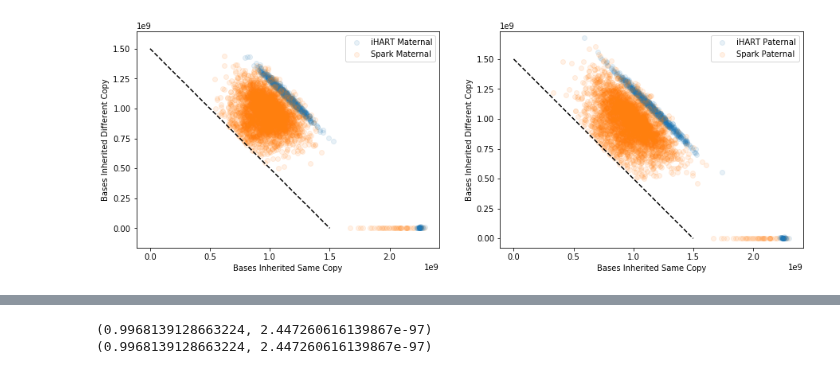
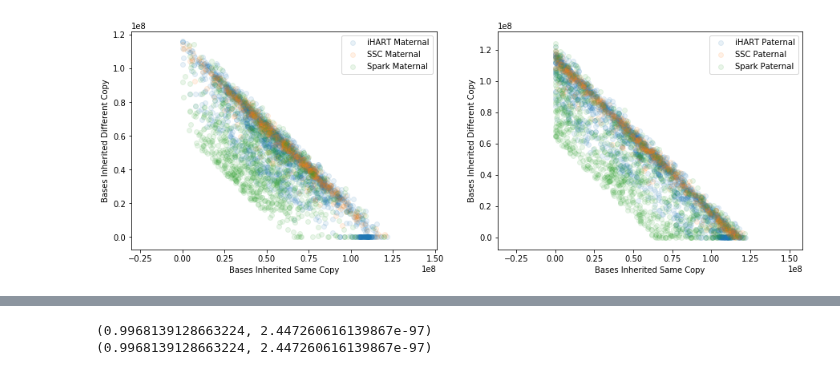
Before and after one commit to kpaskov/PhasingFamilies, a Jupyter notebook: analysis/Sibpair-Similarity.ipynb, the cells around one changed output, grey strips where cells are left out. Drawn from its saved outputs; the diff is of its cells as text; code cells hidden in the pictures.

Commit message:
Added sibpair similarity

```diff
--- a/analysis/Sibpair-Similarity.ipynb
+++ b/analysis/Sibpair-Similarity.ipynb
@@ -174,10 +174,10 @@ print('iHART')
 ihart_sibpair_to_mat_match, ihart_sibpair_to_mat_mismatch, ihart_sibpair_to_pat_match, ihart_sibpair_to_pat_mismatch = load_phase_data(ihart_phase_dir, ihart_family_sizes, ok_ihart_families)#, ignore_mask=True)
 #print('iHART quad')
 #ihart_quad_sibpair_to_mat_match, ihart_quad_sibpair_to_mat_mismatch, ihart_quad_sibpair_to_pat_match, ihart_quad_sibpair_to_pat_mismatch = load_phase_data(ihart_quad_phase_dir, ihart_quad_family_sizes, ok_ihart_quad_families)#, ignore_mask=True)
-print('iHART chip')
-ihart_chip_sibpair_to_mat_match, ihart_chip_sibpair_to_mat_mismatch, ihart_chip_sibpair_to_pat_match, ihart_chip_sibpair_to_pat_mismatch  = load_phase_data(ihart_chip_phase_dir, ihart_chip_family_sizes, ok_ihart_chip_families)
-#print('SSC')
-#ssc_sibpair_to_mat_match, ssc_sibpair_to_mat_mismatch, ssc_sibpair_to_pat_match, ssc_sibpair_to_pat_mismatch  = load_phase_data(ssc_phase_dir, ssc_family_sizes, ok_ssc_families)#, ignore_mask=True)
+#print('iHART chip')
+#ihart_chip_sibpair_to_mat_match, ihart_chip_sibpair_to_mat_mismatch, ihart_chip_sibpair_to_pat_match, ihart_chip_sibpair_to_pat_mismatch  = load_phase_data(ihart_chip_phase_dir, ihart_chip_family_sizes, ok_ihart_chip_families)
+print('SSC')
+ssc_sibpair_to_mat_match, ssc_sibpair_to_mat_mismatch, ssc_sibpair_to_pat_match, ssc_sibpair_to_pat_mismatch  = load_phase_data(ssc_phase_dir, ssc_family_sizes, ok_ssc_families)#, ignore_mask=True)
 print('Spark')
 spark_sibpair_to_mat_match, spark_sibpair_to_mat_mismatch, spark_sibpair_to_pat_match, spark_sibpair_to_pat_mismatch  = load_phase_data(spark_phase_dir, spark_family_sizes, ok_spark_families)#, ignore_mask=True)
 ##print('Spark quad')
@@ -346,11 +313,11 @@ plt.show()
 #ihart_indices = ~ihart_outliers & ~ihart_quad_outliers & ~ihart_chip_outliers
 #ihart_indices = ~ihart_outliers #& ~ihart_quad_outliers
 ihart_indices = ~ihart_outliers #& ~ihart_chip_outliers
-#ssc_indices = ~ssc_outliers
+ssc_indices = ~ssc_outliers
 spark_indices = ~spark_outliers #& ~spark_quad_outliers
 
 ihart_sibpairs = [ihart_sibpairs[i] for i in np.where(ihart_indices)[0]]
-#ssc_sibpairs = [ssc_sibpairs[i] for i in np.where(ssc_indices)[0]]
+ssc_sibpairs = [ssc_sibpairs[i] for i in np.where(ssc_indices)[0]]
 spark_sibpairs = [spark_sibpairs[i] for i in np.where(spark_indices)[0]]
 
 ihart_mat_match = ihart_mat_match[ihart_indices]
@@ -368,10 +335,10 @@ ihart_pat_mismatch = ihart_pat_mismatch[ihart_indices]
 #ihart_chip_pat_match = ihart_chip_pat_match[ihart_indices]
 #ihart_chip_pat_mismatch = ihart_chip_pat_mismatch[ihart_indices]
 
-#ssc_mat_match = ssc_mat_match[ssc_indices]
-#ssc_mat_mismatch = ssc_mat_mismatch[ssc_indices]
-#ssc_pat_match = ssc_pat_match[ssc_indices]
-#ssc_pat_mismatch = ssc_pat_mismatch[ssc_indices]
+ssc_mat_match = ssc_mat_match[ssc_indices]
+ssc_mat_mismatch = ssc_mat_mismatch[ssc_indices]
+ssc_pat_match = ssc_pat_match[ssc_indices]
+ssc_pat_mismatch = ssc_pat_mismatch[ssc_indices]
 
 spark_mat_match = spark_mat_match[spark_indices]
 spark_mat_mismatch = spark_mat_mismatch[spark_indices]
@@ -385,50 +352,36 @@ spark_pat_mismatch = spark_pat_mismatch[spark_indices]
 # %%
 plt.figure(figsize=(15, 5))
 
 plt.subplot(1, 2, 1)
+
 plt.scatter(ihart_mat_match, ihart_mat_mismatch, alpha=0.1, label='iHART Maternal')
-plt.subplot(1, 2, 2)
-plt.scatter(ihart_pat_match, ihart_pat_mismatch, alpha=0.1, label='iHART Paternal')
+#plt.scatter(ihart_chip_mat_match, ihart_chip_mat_mismatch, alpha=0.1, label='iHART chip Maternal')
+#plt.scatter(ihart_quad_mat_match, ihart_quad_mat_mismatch, alpha=0.1, label='iHART quad Maternal')
+plt.scatter(ssc_mat_match, ssc_mat_mismatch, alpha=0.1, label='SSC Maternal')
+plt.scatter(spark_mat_match, spark_mat_mismatch, alpha=0.1, label='Spark Maternal')
+#plt.scatter(spark_quad_mat_match, spark_quad_mat_mismatch, alpha=0.1, label='Spark Maternal')
 
-#plt.subplot(1, 2, 1)
-#plt.scatter(ihart_chip_mat_match, ihart_chip_mat_mismatch, alpha=0.1, label='iHART chip Maternal')
-#plt.subplot(1, 2, 2)
-#plt.scatter(ihart_chip_pat_match, ihart_chip_pat_mismatch, alpha=0.1, label='iHART chip Paternal')
-
-#plt.subplot(1, 2, 1)
-#plt.scatter(ihart_quad_mat_match, ihart_quad_mat_mismatch, alpha=0.1, label='iHART quad Maternal')
-#plt.subplot(1, 2, 2)
-#plt.scatter(ihart_quad_pat_match, ihart_quad_pat_mismatch, alpha=0.1, label='iHART quad Paternal')
-
-#plt.subplot(1, 2, 1)
-#plt.scatter(ssc_mat_match, ssc_mat_mismatch, alpha=0.1, label='SSC Maternal')
-#plt.subplot(1, 2, 2)
-#plt.scatter(ssc_pat_match, ssc_pat_mismatch, alpha=0.1, label='SSC Paternal')
-
-plt.subplot(1, 2, 1)
-plt.scatter(spark_mat_match, spark_mat_mismatch, alpha=0.1, label='Spark Maternal')
-plt.subplot(1, 2, 2)
-plt.scatter(spark_pat_match, spark_pat_mismatch, alpha=0.1, label='Spark Paternal')
-
-#plt.subplot(1, 2, 1)
-#plt.scatter(spark_quad_mat_match, spark_quad_mat_mismatch, alpha=0.1, label='Spark Maternal')
-#plt.subplot(1, 2, 2)
-#plt.scatter(spark_quad_pat_match, spark_quad_pat_mismatch, alpha=0.1, label='Spark Paternal')
-
-plt.subplot(1, 2, 1)
 plt.xlabel('Bases Inherited Same Copy')
 plt.ylabel('Bases Inherited Different Copy')
 plt.legend()
 plt.axis('equal')
+
 plt.subplot(1, 2, 2)
+plt.scatter(ihart_pat_match, ihart_pat_mismatch, alpha=0.1, label='iHART Paternal')
+#plt.scatter(ihart_chip_pat_match, ihart_chip_pat_mismatch, alpha=0.1, label='iHART chip Paternal')
+#plt.scatter(ihart_quad_pat_match, ihart_quad_pat_mismatch, alpha=0.1, label='iHART quad Paternal')
+plt.scatter(ssc_pat_match, ssc_pat_mismatch, alpha=0.1, label='SSC Paternal')
+plt.scatter(spark_pat_match, spark_pat_mismatch, alpha=0.1, label='Spark Paternal')
+#plt.scatter(spark_quad_pat_match, spark_quad_pat_mismatch, alpha=0.1, label='Spark Paternal')
+
 plt.xlabel('Bases Inherited Same Copy')
 plt.ylabel('Bases Inherited Different Copy')
 plt.legend()
 plt.axis('equal')
-plot_outlier_cutoffs()
+
 plt.show()
 # %% [output]
-[figure, old version]
+[figure, new version]
 # %%
 ihart_mat = ihart_mat_match/(ihart_mat_match+ihart_mat_mismatch)
 ihart_pat = ihart_pat_match/(ihart_pat_match+ihart_pat_mismatch)
```
Also changed, not shown: parts of 13 cells of this notebook, 1 other file.
